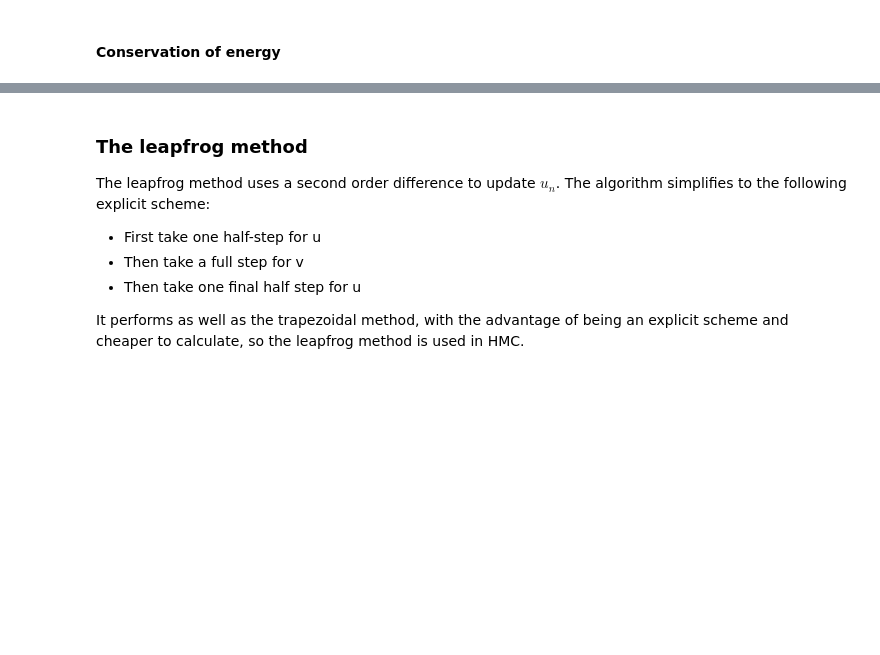
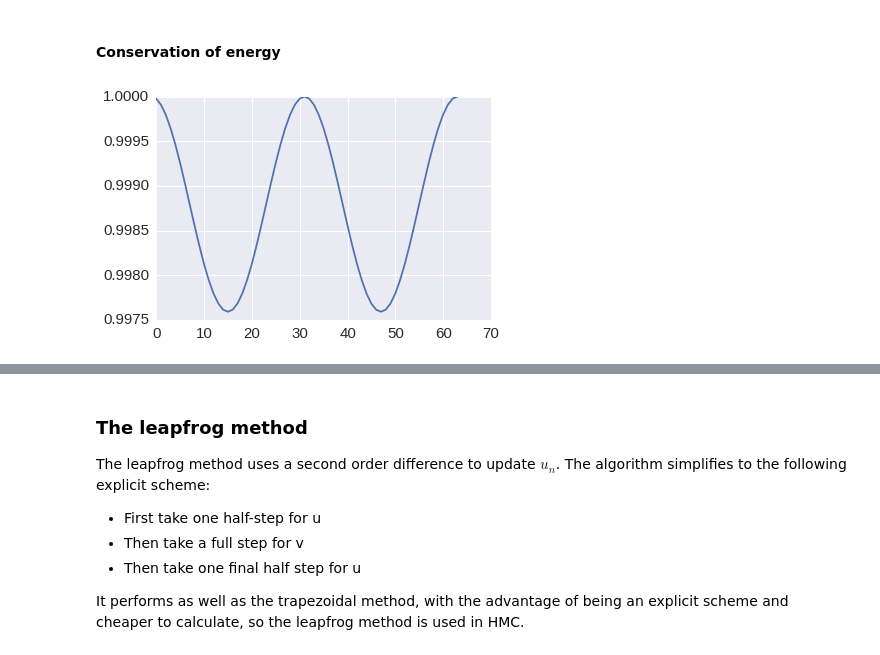
Before and after one commit to cliburn/sta-663-2016, a Jupyter notebook: lectures/HamiltonianMonteCarlo.ipynb, the cells around one changed output, grey strips where cells are left out. Cells and saved outputs as stored; diff of their text form; code cells hidden in the pictures; blank space fills up the shorter version.

```diff
--- a/lectures/HamiltonianMonteCarlo.ipynb
+++ b/lectures/HamiltonianMonteCarlo.ipynb
@@ -134,6 +139,11 @@ la.norm(np.array([1.0,0.0]) - orbit[-1])
 0.005039305635733781
 # %% [markdown]
 #### Conservation of energy
+# %%
+plt.plot([p@p for p in orbit])
+pass
+# %% [output]
+[figure, added]
 # %%
 ax = plt.subplot(111)
 plt.plot(orbit[:, 0], orbit[:,1], 'o')
```
Also changed, not shown: parts of 8 cells of this notebook.
